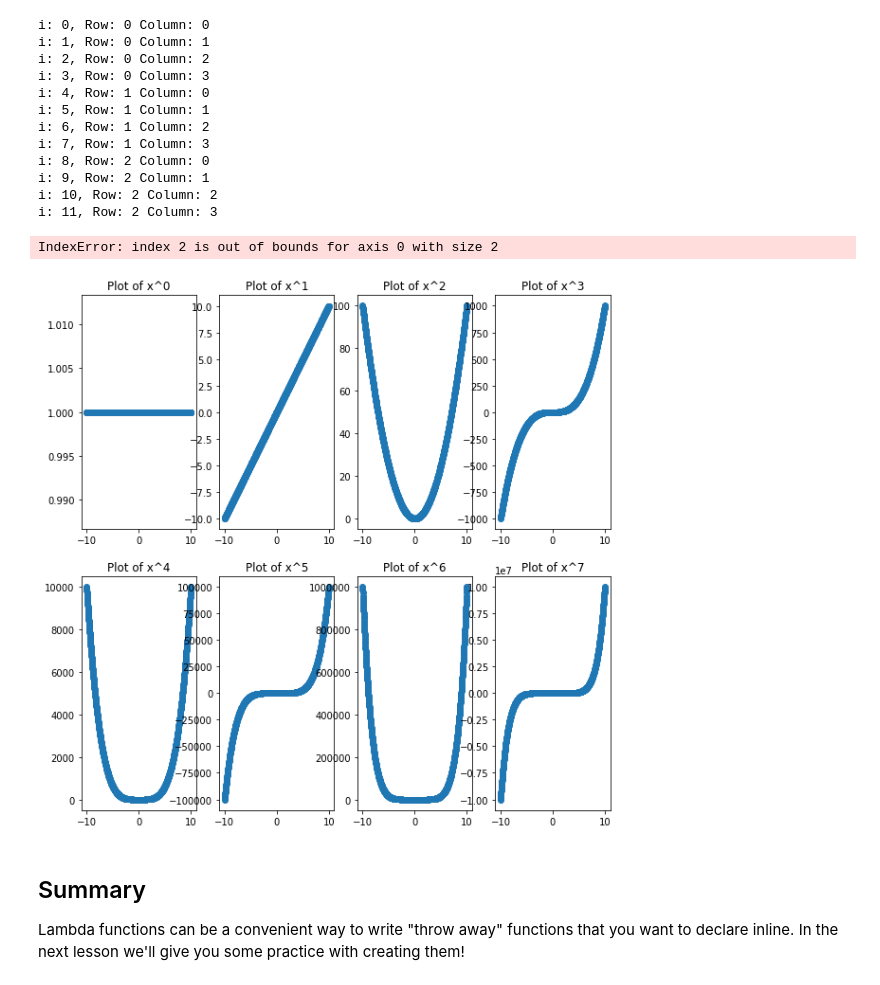
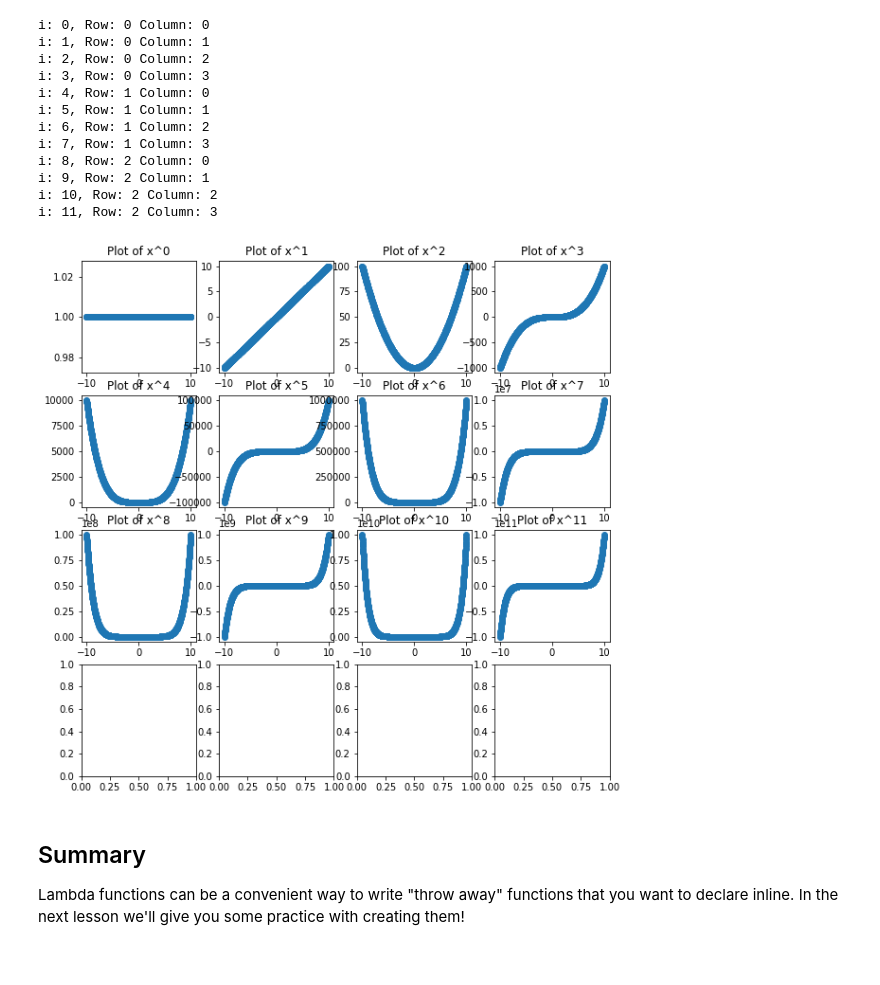
Before and after one commit to AlecMorgan/dsc-1-04-03-lambda-functions-seattle-ds-career-040119, a Jupyter notebook: index.ipynb, the cells around one changed output. Cells and saved outputs as stored; diff of their text form; code cells hidden in the pictures.

```diff
--- a/index.ipynb
+++ b/index.ipynb
@@ -258,18 +258,17 @@ import numpy as np
 import matplotlib.pyplot as plt
 %matplotlib inline
 # %%
-fig, axes = plt.subplots(nrows=2, ncols=4, figsize=(10,10))
+fig, axes = plt.subplots(nrows=4, ncols=4, figsize=(10,10))
 x = np.linspace(start=-10, stop=10, num=10*83)
 for i in range(12):
     row = i//4
     col = i%4
     ax = axes[row, col]
     ax.scatter(x, x**i)
     ax.set_title('Plot of x^{}'.format(i))
 plt.show()
 # %% [output]
-IndexError: index 2 is out of bounds for axis 0 with size 2
-[figure, old version]
+[figure, new version]
 # %% [markdown]
 ## Summary
 
```
